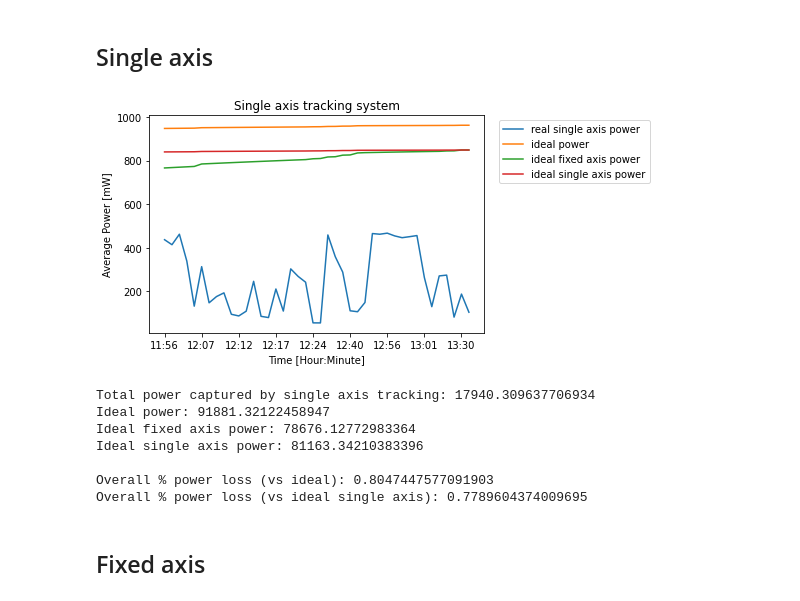
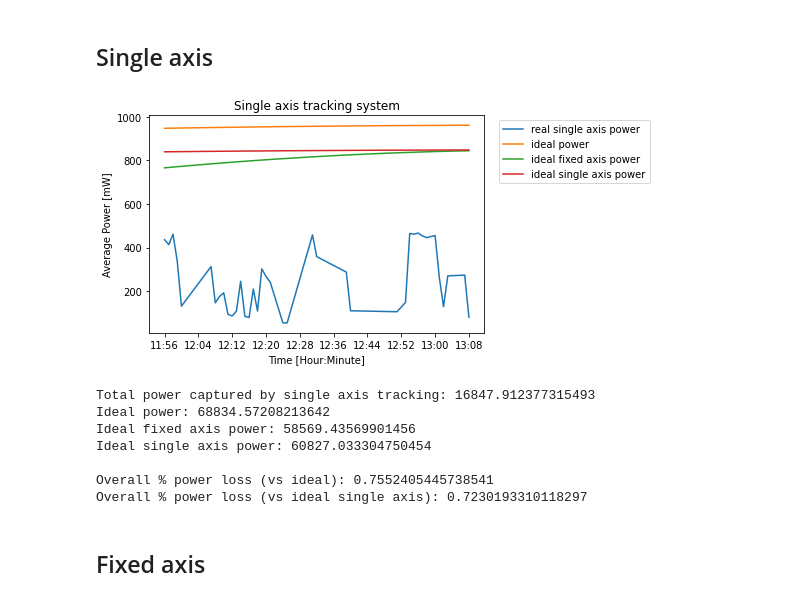
Before and after one commit to TiffanyNgai/solar_tracking, a Jupyter notebook: result.ipynb, the cells around one changed output. Cells and saved outputs as stored; diff of their text form; code cells hidden in the pictures.

```diff
--- a/result.ipynb
+++ b/result.ipynb
@@ -109,6 +109,13 @@ single_df['Minute'] = single_df['Time'].dt.strftime('%H:%M')
 
 # Calculate the average power for each minute
 average_single_df = single_df.groupby('Minute')['Power'].mean().reset_index()
+average_single_df = average_single_df.drop(average_single_df.index[-2:])
+# %%
+average_single_df['Minute'] = "2023-07-14 " + average_single_df['Minute'].astype(str)
+average_single_df['Minute'] = pd.to_datetime(average_single_df['Minute'], format='%Y-%m-%d %H:%M:%S')
+sampled_single_df = average_single_df.set_index('Minute').resample('1T').mean().interpolate('linear')
+sampled_single_df = sampled_single_df.reset_index()
+sampled_single_df['Minute'] = sampled_single_df['Minute'].dt.strftime('%H:%M')
 # %%
 A = 39.2
 beta = 50
@@ -116,7 +123,7 @@ panel_az = 180
 time_zone = 4
 voltage = 6
 single_sp = np.array([sunPosition(2023,7,14,int(t.split(':')[0])+time_zone,int(t.split(':')[1]))
-                      for t in average_single_df['Minute']])
+                      for t in sampled_single_df['Minute']])
 single_ideal = current(single_sp[:,1], A) * voltage
 cos_theta = np.cos(np.radians(inc_ang(beta, panel_az, single_sp[:,1],single_sp[:,0])))
 single_ideal_fixed = single_ideal * cos_theta
@@ -128,41 +135,23 @@ cos_theta = np.cos(np.radians(inc_SA(R, beta, panel_az, single_sp[:,1], single_s
 single_ideal_single = single_ideal * cos_theta
 # %%
 # Plot the time against the average power
-plt.plot(average_single_df['Minute'], average_single_df['Power'], label="real single axis power")
-plt.plot(average_single_df['Minute'], single_ideal, label="ideal power")
-plt.plot(average_single_df['Minute'], single_ideal_fixed, label="ideal fixed axis power")
-plt.plot(average_single_df['Minute'], single_ideal_single, label="ideal single axis power")
+plt.plot(sampled_single_df['Minute'], sampled_single_df['Power'], label="real single axis power")
+plt.plot(sampled_single_df['Minute'], single_ideal, label="ideal power")
+plt.plot(sampled_single_df['Minute'], single_ideal_fixed, label="ideal fixed axis power")
+plt.plot(sampled_single_df['Minute'], single_ideal_single, label="ideal single axis power")
 plt.xlabel('Time [Hour:Minute]')
 plt.ylabel('Average Power [mW]')
 plt.title('Single axis tracking system')
-plt.xticks(np.arange(0, len(average_single_df['Minute'])+1, 5))
+plt.xticks(np.arange(0, len(sampled_single_df['Minute'])+1, 8))
 plt.legend(loc='upper right', bbox_to_anchor=(1.51, 1))
 plt.show()
 # %% [output]
-[figure, old version]
+[figure, new version]
 # %%
-interval_list = []
-prev_t = datetime.strptime('11:55', "%H:%M")
-for t in average_single_df['Minute']:
-    t = datetime.strptime(t, "%H:%M")
-    interval_list.append((t-prev_t).total_seconds()/60)
-    prev_t = t
-
-
-interval_list
-interval_list.pop(0)
-interval_list.append(1.0)
-
-total_single_real = 0
-total_single_ideal = 0
-total_single_ideal_fixed = 0
-total_single_ideal_single = 0
-
-for interval, real, ideal, ideal_fixed, ideal_single in zip(interval_list,average_single_df['Power'],single_ideal,single_ideal_fixed,single_ideal_single):
-    total_single_real += real*interval
-    total_single_ideal += ideal*interval
-    total_single_ideal_fixed += ideal_fixed*interval
-    total_single_ideal_single += ideal_single*interval
+total_single_real = np.trapz(sampled_single_df['Power'],dx=1)
+total_single_ideal = np.trapz(single_ideal,dx=1)
+total_single_ideal_fixed = np.trapz(single_ideal_fixed,dx=1)
+total_single_ideal_single = np.trapz(single_ideal_single,dx=1)
 
 print(f"Total power captured by single axis tracking: {total_single_real}")
 print(f"Ideal power: {total_single_ideal}")
@@ -172,13 +161,13 @@ print()
 print(f"Overall % power loss (vs ideal): {(total_single_ideal - total_single_real) / total_single_ideal}")
 print(f"Overall % power loss (vs ideal single axis): {(total_single_ideal_single - total_single_real) / total_single_ideal_single}")
 # %% [output]
-Total power captured by single axis tracking: 17940.309637706934
-Ideal power: 91881.32122458947
-Ideal fixed axis power: 78676.12772983364
-Ideal single axis power: 81163.34210383396
+Total power captured by single axis tracking: 16847.912377315493
+Ideal power: 68834.57208213642
+Ideal fixed axis power: 58569.43569901456
+Ideal single axis power: 60827.033304750454
 
-Overall % power loss (vs ideal): 0.8047447577091903
-Overall % power loss (vs ideal single axis): 0.7789604374009695
+Overall % power loss (vs ideal): 0.7552405445738541
+Overall % power loss (vs ideal single axis): 0.7230193310118297
 # %% [markdown]
 ## Fixed axis
 # %%
```
Also changed, not shown: parts of 5 cells of this notebook.
